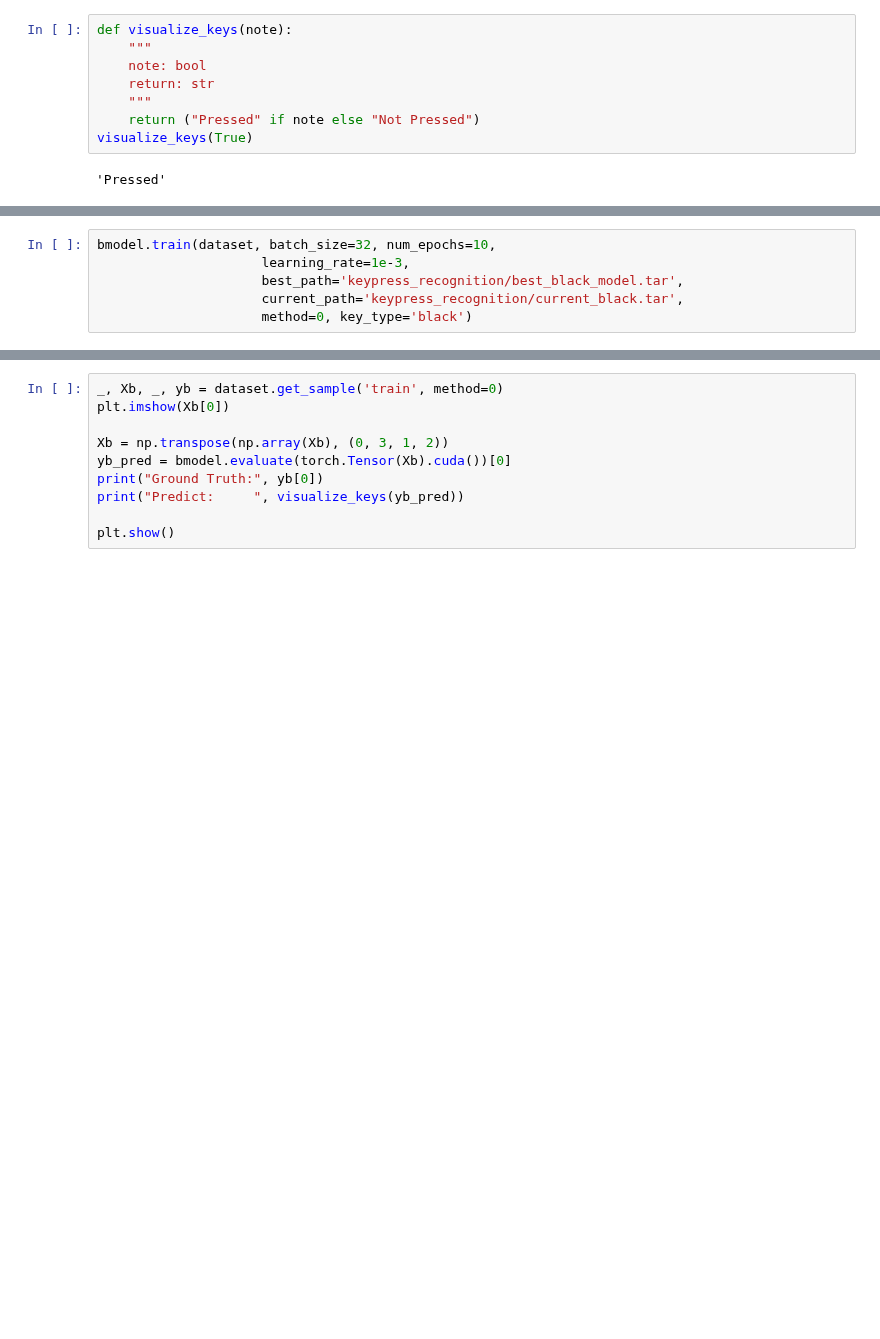
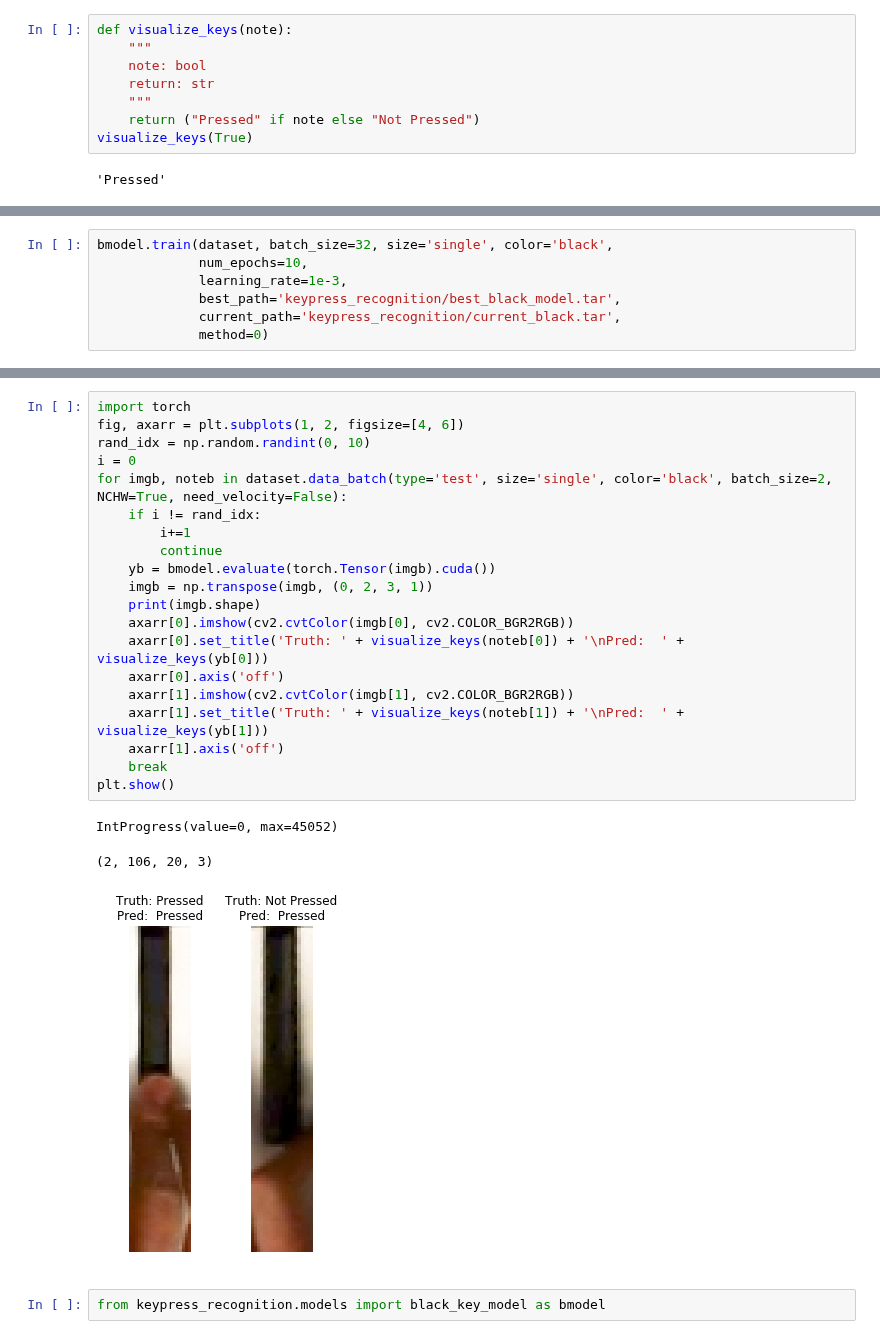
Before and after one commit to ppfish45/AI-Pianist, a Jupyter notebook: models/run_recognition_black.ipynb, the cells around one changed output, grey strips where cells are left out. Saved outputs shown, nothing was run; the diff lists cells and outputs as text; blank space fills up the shorter version.

```diff
--- a/models/run_recognition_black.ipynb
+++ b/models/run_recognition_black.ipynb
@@ -46,8 +75,9 @@ Samples from X_val:
 # %%
-bmodel.train(dataset, batch_size=32, num_epochs=10,
-                     learning_rate=1e-3,
-                     best_path='keypress_recognition/best_black_model.tar',
-                     current_path='keypress_recognition/current_black.tar',
-                     method=0, key_type='black')
+bmodel.train(dataset, batch_size=32, size='single', color='black',
+             num_epochs=10,
+             learning_rate=1e-3,
+             best_path='keypress_recognition/best_black_model.tar',
+             current_path='keypress_recognition/current_black.tar',
+             method=0)
 # %% [output]
 Epoch 1/10
@@ -68,10 +113,26 @@ KeyboardInterrupt:
-# %%
-_, Xb, _, yb = dataset.get_sample('train', method=0)
-plt.imshow(Xb[0])
-
-Xb = np.transpose(np.array(Xb), (0, 3, 1, 2))
-yb_pred = bmodel.evaluate(torch.Tensor(Xb).cuda())[0]
-print("Ground Truth:", yb[0])
-print("Predict:     ", visualize_keys(yb_pred))
-
-plt.show()
+# %%
+import torch
+fig, axarr = plt.subplots(1, 2, figsize=[4, 6])
+rand_idx = np.random.randint(0, 10)
+i = 0
+for imgb, noteb in dataset.data_batch(type='test', size='single', color='black', batch_size=2, NCHW=True, need_velocity=False):
+    if i != rand_idx:
+        i+=1
+        continue
+    yb = bmodel.evaluate(torch.Tensor(imgb).cuda())
+    imgb = np.transpose(imgb, (0, 2, 3, 1))
+    print(imgb.shape)
+    axarr[0].imshow(cv2.cvtColor(imgb[0], cv2.COLOR_BGR2RGB))
+    axarr[0].set_title('Truth: ' + visualize_keys(noteb[0]) + '\nPred:  ' + visualize_keys(yb[0]))
+    axarr[0].axis('off')
+    axarr[1].imshow(cv2.cvtColor(imgb[1], cv2.COLOR_BGR2RGB))
+    axarr[1].set_title('Truth: ' + visualize_keys(noteb[1]) + '\nPred:  ' + visualize_keys(yb[1]))
+    axarr[1].axis('off')
+    break
+plt.show()
+# %% [output]
+IntProgress(value=0, max=45052)
+(2, 106, 20, 3)
+[figure, added]
+# %%
+from keypress_recognition.models import black_key_model as bmodel
```
Also changed, not shown: parts of 6 cells of this notebook.
